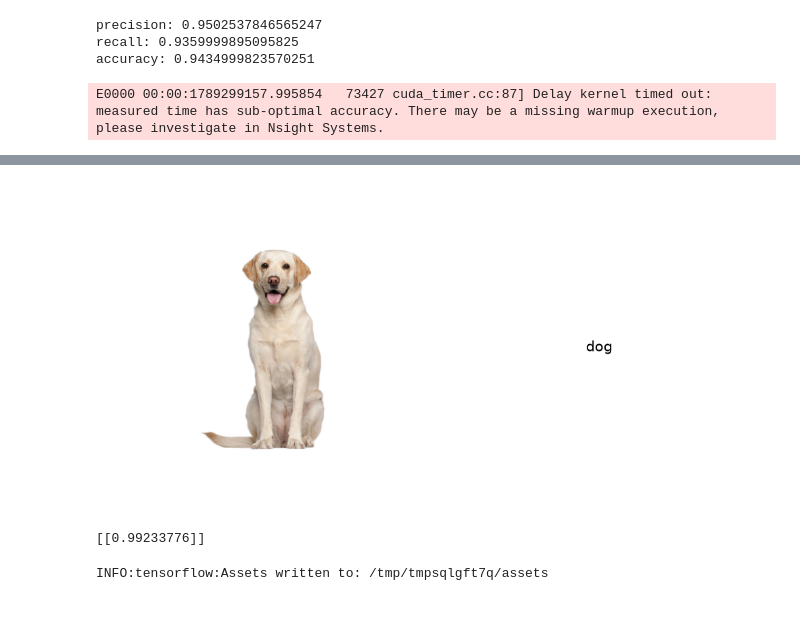
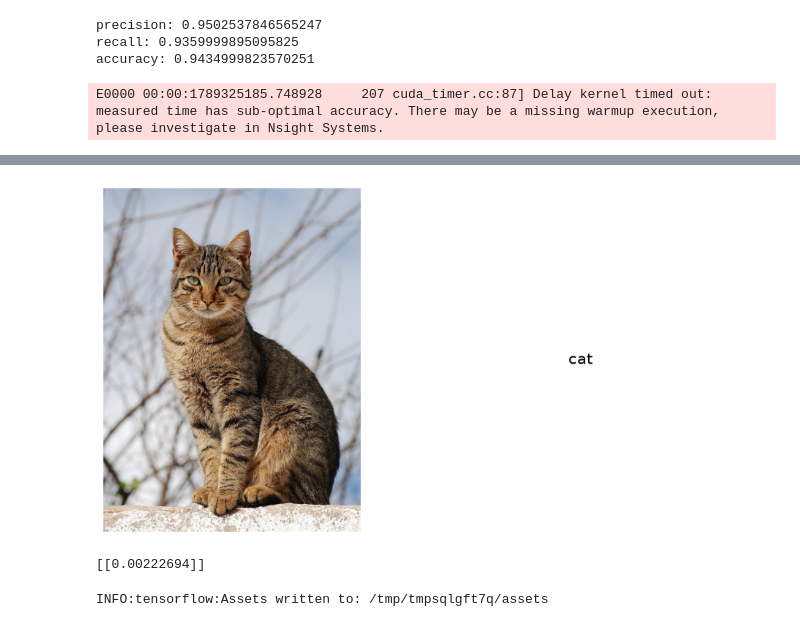
Before and after one commit to freddmejia/classification_cat_dogs, a Jupyter notebook: CatDogClassifier TransferLearning.ipynb, the cells around one changed output, grey strips where cells are left out. Drawn from its saved outputs; the diff is of its cells as text; code cells hidden in the pictures.

```diff
--- a/CatDogClassifier TransferLearning.ipynb
+++ b/CatDogClassifier TransferLearning.ipynb
@@ -473,7 +473,10 @@ precision: 0.9502537846565247
 recall: 0.9359999895095825
 accuracy: 0.9434999823570251
 # %%
-image = cv2.imread("dog.png")
+import keras
+model = keras.saving.load_model("cat_dog_mobilenetv3.keras")
+
+image = cv2.imread("cat.jpg")
 if image is None:
     raise FileNotFoundError("Could not read dog.png from the current working directory.")
 image = cv2.cvtColor(image, cv2.COLOR_BGR2RGB)
@@ -494,4 +497,4 @@ plt.show()
 
 print(y_hat)
 # %% [output]
-E0000 00:00:1789299157.995854   73427 cuda_timer.cc:87] Delay kernel timed out: measured time has sub-optimal accuracy. There may be a missing warmup execution, please investigate in Nsight Systems.
+E0000 00:00:1789325185.748928     207 cuda_timer.cc:87] Delay kernel timed out: measured time has sub-optimal accuracy. There may be a missing warmup execution, please investigate in Nsight Systems.
@@ -499,5 +502,5 @@ E0000 00:00:1789299157.995854   73427 cuda_timer.cc:87] Delay kernel timed out:
-[figure, old version]
+[figure, new version]
-[[0.99233776]]
+[[0.00222694]]
 # %%
 model.save("cat_dog_mobilenetv3.keras")
 # %%
```
Also changed, not shown: parts of 2 cells of this notebook, 18 other files.
